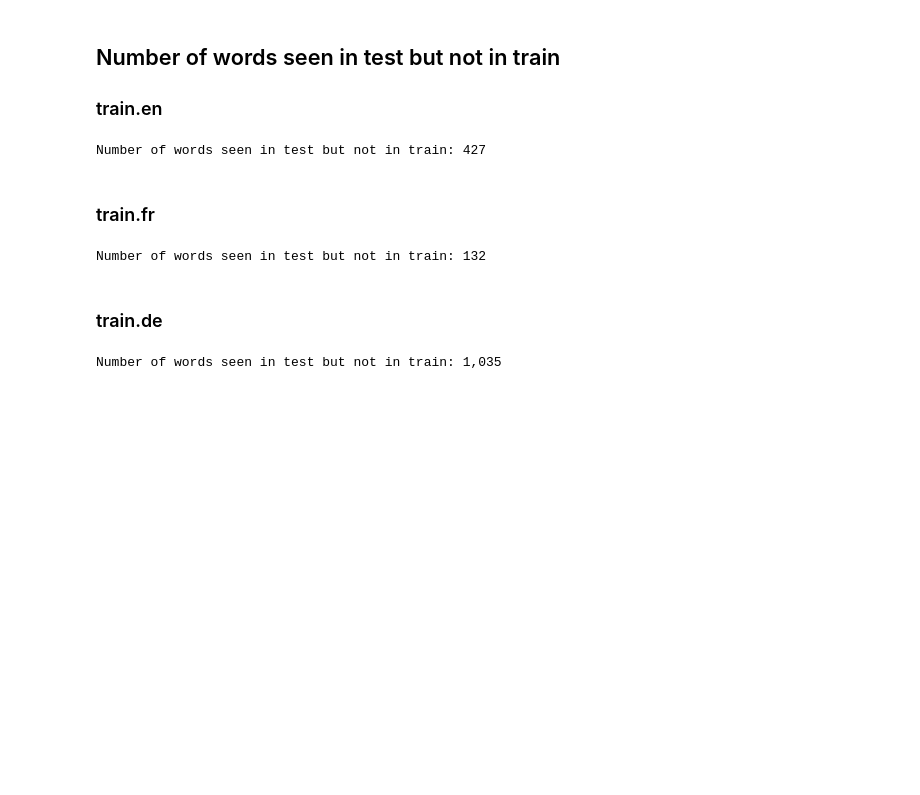
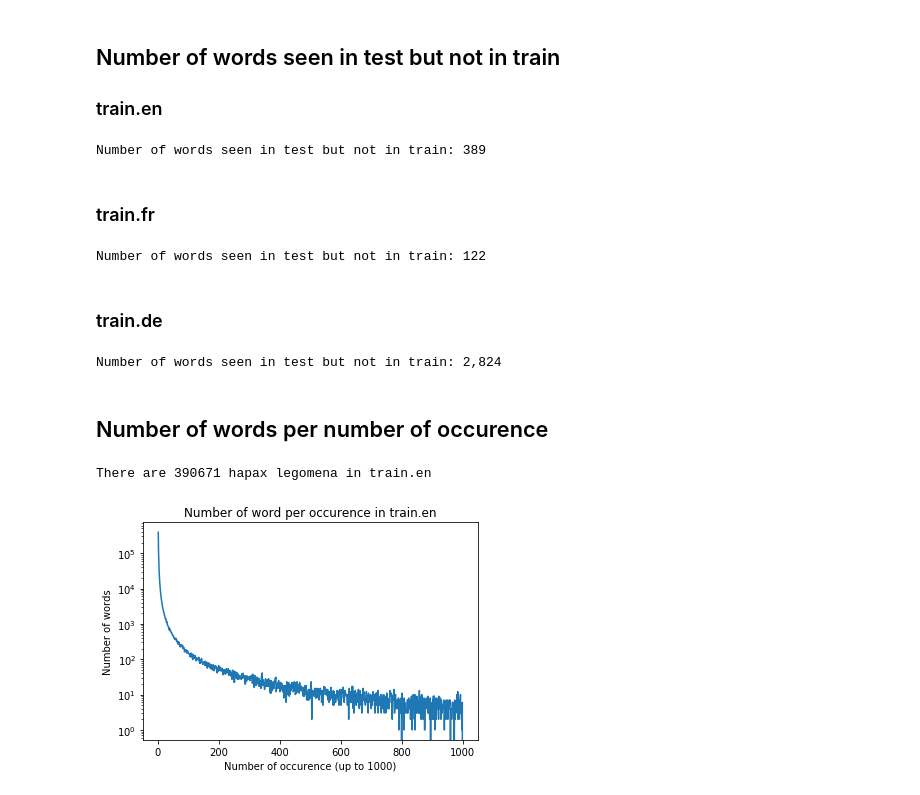
Before and after one commit to mk-a/NLP_Assignment1, a Jupyter notebook: NLP_Assignment1.ipynb, the cells around one changed output. Cells and saved outputs as stored; diff of their text form; code cells hidden in the pictures; blank space fills up the shorter version.

```diff
--- a/NLP_Assignment1.ipynb
+++ b/NLP_Assignment1.ipynb
@@ -32,8 +46,9 @@ vocab size = 860,818     elapsed time = 24.22 s
 # %%
 # !cat data/train.fr | tr ' ' '\n' | sort | uniq | wc -w
 # TOO SLOW
-
 start_time = time.time()
-counters["train_fr"] = countInFile("data/train.fr")
-print("vocab size = {:,}\t elapsed time = {:.2f} s".format(len(counters["train_fr"]), time.time() - start_time))
+dataset_name = "train.fr"
+directory = "./data/"
+counters[dataset_name] = countInFile(directory + dataset_name)
+print("vocab size = {:,}\t elapsed time = {:.2f} s".format(len(counters[dataset_name]), time.time() - start_time))
 # %% [output]
@@ -43,6 +58,8 @@ vocab size = 3,310,267   elapsed time = 338.46 s
 # %%
 # !cat data/train.de | tr ' ' '\n' | sort | uniq | wc -w
 start_time = time.time()
-counters["train_de"] = countInFile("data/train.de")
-print("vocab size = {:,}\t elapsed time = {:.2f} s".format(len(counters["train_de"]), time.time() - start_time))
+dataset_name = "train.de"
+directory = "./data/"
+counters[dataset_name] = countInFile(directory + dataset_name)
+print("vocab size = {:,}\t elapsed time = {:.2f} s".format(len(counters[dataset_name]), time.time() - start_time))
 # %% [output]
@@ -73,21 +92,43 @@ Number of words seenat least 100 times : 42,518
 ## Number of words seen in test but not in train
 ### train.en
 # %%
-counters["test_en"] = countInFile("data/test.en")
-print("Number of words seen in test but not in train: {:,}".format(len([word for word in counters["test_en"] if not word in counters["train_en"]])))
+dataset_name = "test.en"
+directory = "./data/"
+counters[dataset_name] = countInFile(directory + dataset_name)
+print("Number of words seen in test but not in train: {:,}".format(len([word for word in counters[dataset_name] if not word in counters["train.en"]])))
 # %% [output]
-Number of words seen in test but not in train: 427
+Number of words seen in test but not in train: 389
 # %% [markdown]
 ### train.fr
 # %%
-counters["test_fr"] = countInFile("data/test.fr")
-print("Number of words seen in test but not in train: {:,}".format(len([word for word in counters["test_fr"] if not word in counters["train_fr"]])))
+dataset_name = "test.fr"
+directory = "./data/"
+counters[dataset_name] = countInFile(directory + dataset_name)
+print("Number of words seen in test but not in train: {:,}".format(len([word for word in counters[dataset_name] if not word in counters["train.fr"]])))
 # %% [output]
-Number of words seen in test but not in train: 132
+Number of words seen in test but not in train: 122
 # %% [markdown]
 ### train.de
 # %%
 counters["test_de"] = countInFile("data/test.de")
-print("Number of words seen in test but not in train: {:,}".format(len([word for word in counters["test_de"] if not word in counters["train_de"]])))
+print("Number of words seen in test but not in train: {:,}".format(len([word for word in counters[dataset_name] if not word in counters["train.de"]])))
 # %% [output]
-Number of words seen in test but not in train: 1,035
+Number of words seen in test but not in train: 2,824
+# %% [markdown]
+## Number of words per number of occurence
+# %%
+occurs_max = 1000
+dataset_name = "train.en"
+y = np.zeros(occurs_max)
+for word in counters[dataset_name]:
+    if counters[dataset_name][word]<occurs_max:
+        y[counters[dataset_name][word]-1] += 1
+plt.plot(np.arange(1,occurs_max+1), y)
+plt.yscale("log")
+plt.xlabel("Number of occurence (up to {})".format(occurs_max))
+plt.ylabel("Number of words")
+plt.title("Number of word per occurence in {}".format(dataset_name))
+print("There are {} hapax legomena in {}".format(int(y[0]), dataset_name))
+# %% [output]
+There are 390671 hapax legomena in train.en
+[figure, added]
```
Also changed, not shown: parts of 26 cells of this notebook, 1 other file.
